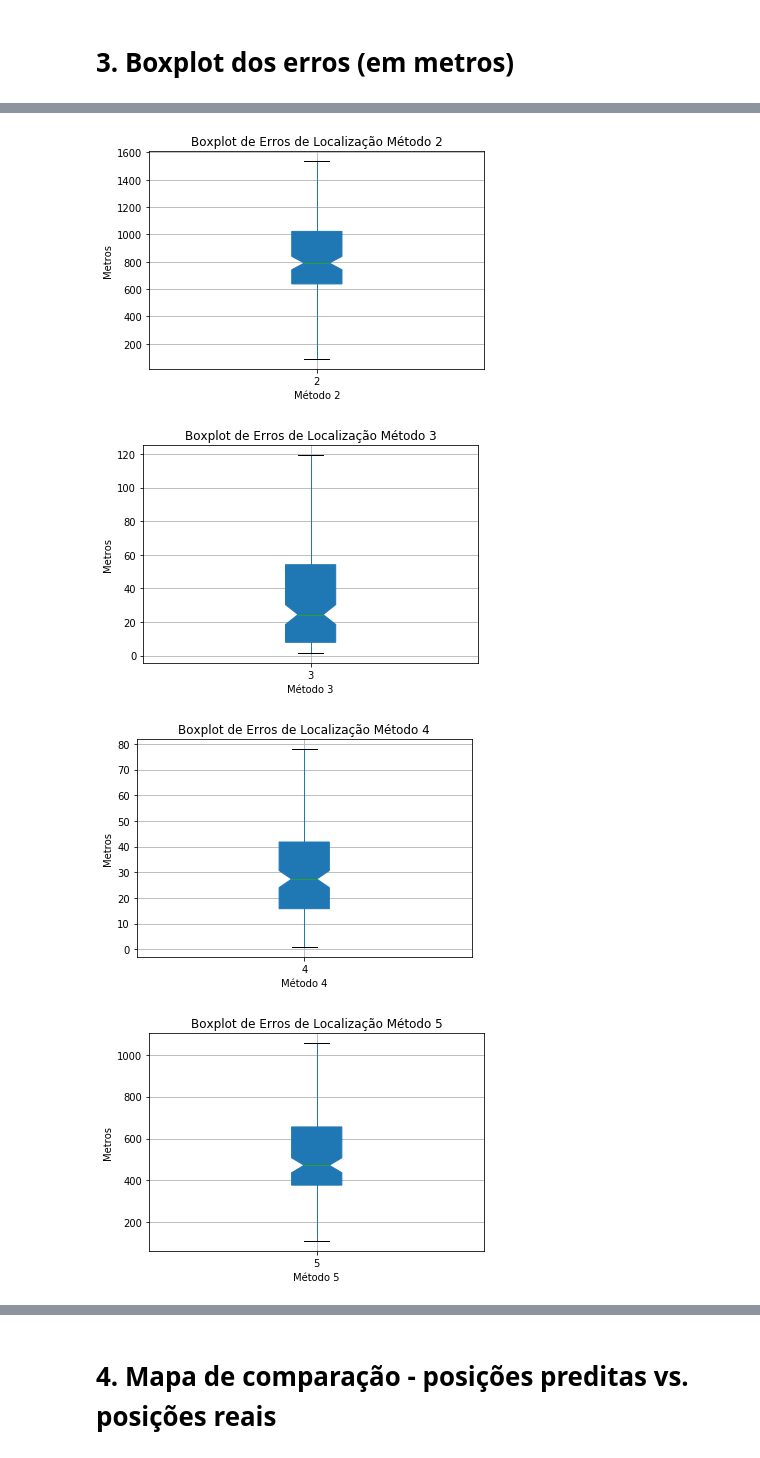
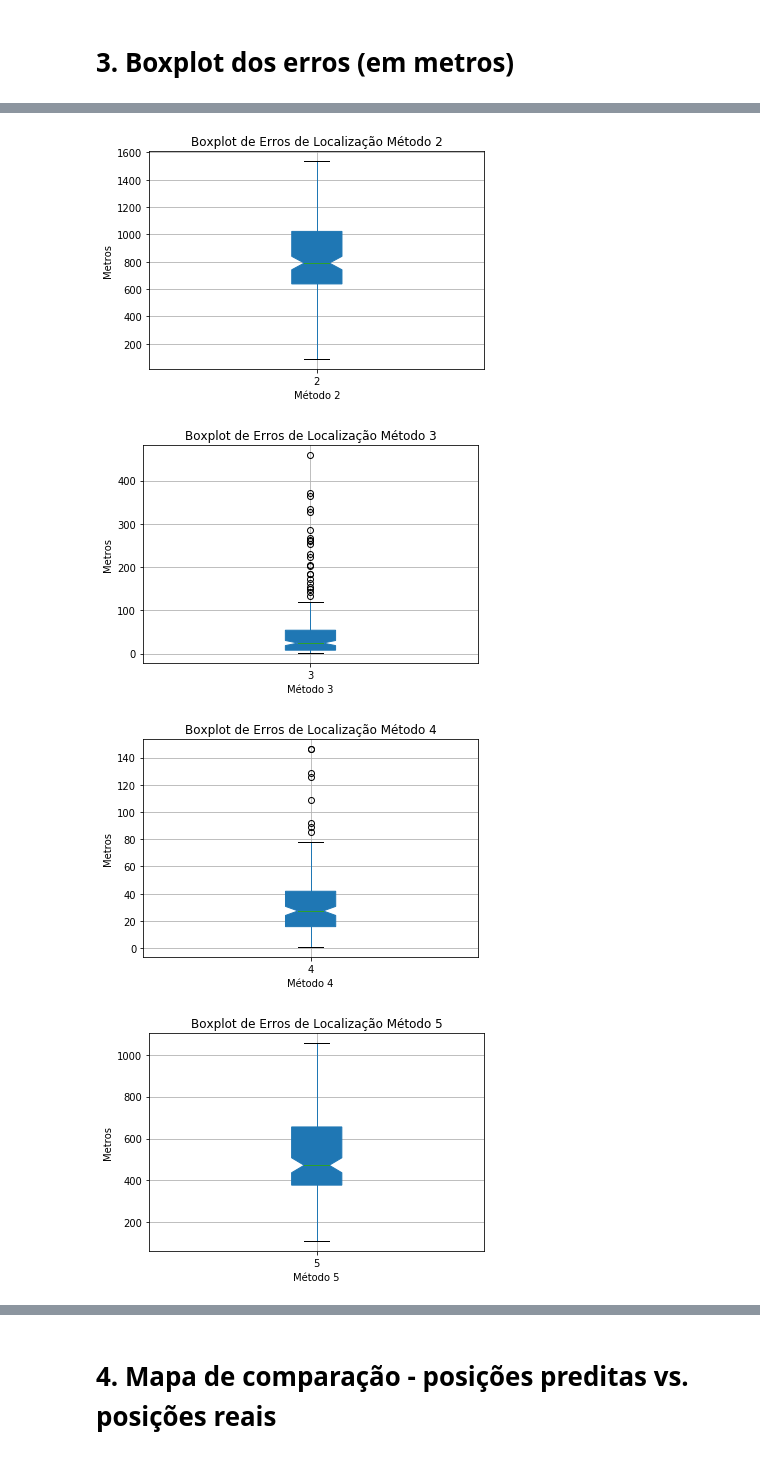
Before and after one commit to mbs8/CMoveis, a Jupyter notebook: results.ipynb, the cells around one changed output, grey strips where cells are left out. Saved outputs shown, nothing was run; the diff lists cells and outputs as text; code cells hidden in the pictures.

Commit message:
Conserta os boxplots

```diff
--- a/results.ipynb
+++ b/results.ipynb
@@ -60,7 +60,7 @@ for i in METHODS:
 # 3. Boxplot dos erros (em metros)
 # %%
 for i in METHODS:
-    boxplotErrorLocationM1 = errorLocation.boxplot(column=[str(i)], showfliers = False, notch = True, patch_artist = True)
+    boxplotErrorLocationM1 = errorLocation.boxplot(column=[str(i)], notch = True, patch_artist = True)
     plt.title("Boxplot de Erros de Localização Método "+ str(i))
     plt.xlabel('Método '+ str(i))
     plt.ylabel('Metros')
@@ -70,4 +70,4 @@ for i in METHODS:
 [figure]
-[figure, old version]
+[figure, new version]
-[figure, old version]
+[figure, new version]
 [figure]
```
Also changed, not shown: parts of 1 cell of this notebook, 8 other files.
